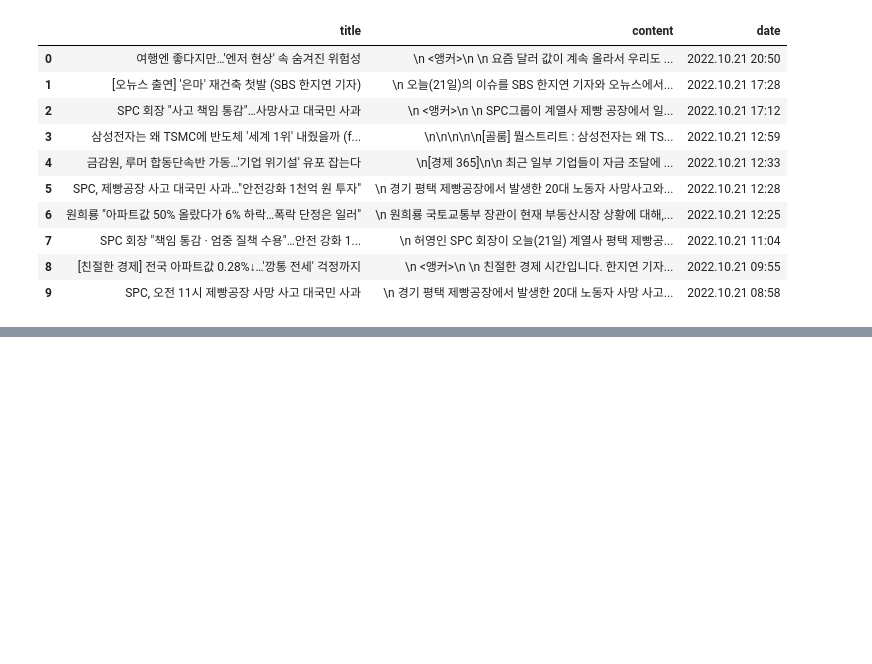
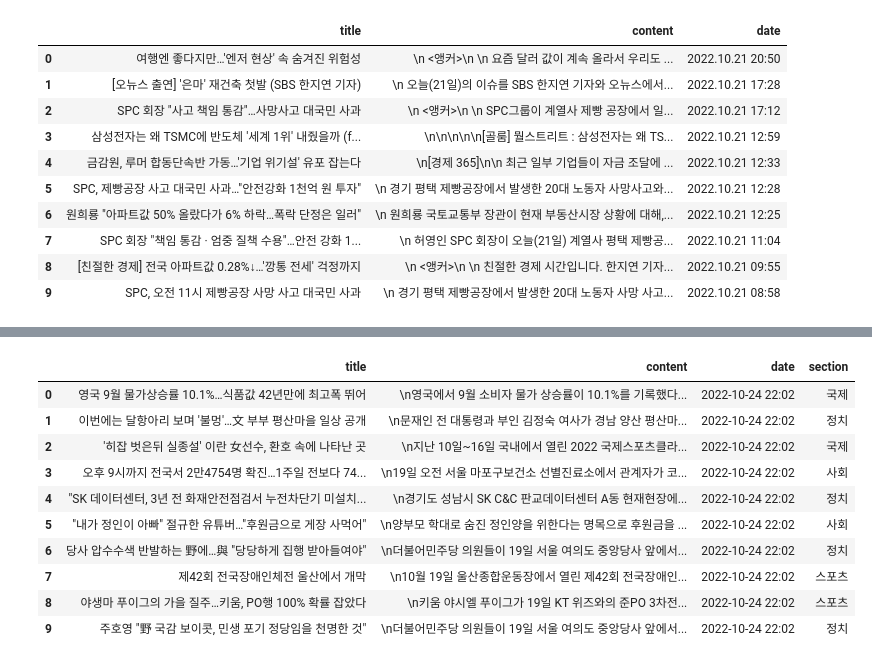
Before and after one commit to remonpie1814/CNU_Everytime_SentimentAnalysis, a Jupyter notebook: hyj/news_craw.ipynb, the cells around one changed output, grey strips where cells are left out. Cells and saved outputs as stored; diff of their text form; code cells hidden in the pictures; blank space fills up the shorter version.

```diff
--- a/hyj/news_craw.ipynb
+++ b/hyj/news_craw.ipynb
@@ -145,0 +440,2 @@ df2
+# %%
+pagedate = html.find("p",attrs={'class': 'date'}).text
@@ -145,0 +446,30 @@ df2
+# %%
+import time
+import numpy as np
+def joongang_link_to_df(link_list):
+    data=[]
+    for link in link_list:
+        res = requests.get(link,
+                   headers={'User-Agent':'Mozilla/5.0'})
+
+        pagehtml = BeautifulSoup(res.text, "html.parser")
+
+        pagetitle = pagehtml.find("h1",attrs={'class': 'headline'})
+        pagecontent = pagehtml.find("div",attrs={'class': 'article_body'})
+        pagedate = pagehtml.find("p",attrs={'class': 'date'})
+        pagesection = pagehtml.find("strong",attrs={'class': 'section_title'})
+
+        if pagetitle and pagecontent and pagedate and pagesection:
+            pagetitle = pagetitle.text.replace("\n","")
+            pagecontent = pagecontent.text
+            pagedate = pagedate.text.replace("입력","")
+            pagesection = pagesection.text.replace("\n","")
+
+        data.append([pagetitle,pagecontent,pagedate,pagesection,link])
+
+        time.sleep(abs((np.random.randn())*0.05))
+
+    return pd.DataFrame(data, columns=['title','content','date','section','url'])
+# %%
+root_url="https://www.joongang.co.kr/article/"
+news_link_list = [root_url+str(i) for i in range(25110474,25110484)]
@@ -145,0 +489,2 @@ df2
+# %%
+joongang_df = joongang_link_to_df(news_link_list)
@@ -145,0 +502,14 @@ df2
+# %%
+joongang_df
+# %% [output]
+|  | title | content | date | section |
+| 0 | 영국 9월 물가상승률 10.1%…식품값 42년만에 최고폭 뛰어 | \n영국에서 9월 소비자 물가 상승률이 10.1%를 기록했다... | 2022-10-24 22:02 | 국제 |
+| 1 | 이번에는 달항아리 보며 '불멍'…文 부부 평산마을 일상 공개 | \n문재인 전 대통령과 부인 김정숙 여사가 경남 양산 평산마... | 2022-10-24 22:02 | 정치 |
+| 2 | '히잡 벗은뒤 실종설' 이란 女선수, 환호 속에 나타난 곳 | \n지난 10일~16일 국내에서 열린 2022 국제스포츠클라... | 2022-10-24 22:02 | 국제 |
+| 3 | 오후 9시까지 전국서 2만4754명 확진…1주일 전보다 74... | \n19일 오전 서울 마포구보건소 선별진료소에서 관계자가 코... | 2022-10-24 22:02 | 사회 |
+| 4 | "SK 데이터센터, 3년 전 화재안전점검서 누전차단기 미설치... | \n경기도 성남시 SK C&C 판교데이터센터 A동 현재현장에... | 2022-10-24 22:02 | 정치 |
+| 5 | "내가 정인이 아빠" 절규한 유튜버…"후원금으로 게장 사먹어" | \n양부모 학대로 숨진 정인양을 위한다는 명목으로 후원금을 ... | 2022-10-24 22:02 | 사회 |
+| 6 | 당사 압수수색 반발하는 野에…與 "당당하게 집행 받아들여야" | \n더불어민주당 의원들이 19일 서울 여의도 중앙당사 앞에서... | 2022-10-24 22:02 | 정치 |
+| 7 | 제42회 전국장애인체전 울산에서 개막 | \n10월 19일 울산종합운동장에서 열린 제42회 전국장애인... | 2022-10-24 22:02 | 스포츠 |
+| 8 | 야생마 푸이그의 가을 질주…키움, PO행 100% 확률 잡았다 | \n키움 야시엘 푸이그가 19일 KT 위즈와의 준PO 3차전... | 2022-10-24 22:02 | 스포츠 |
+| 9 | 주호영 "野 국감 보이콧, 민생 포기 정당임을 천명한 것" | \n더불어민주당 의원들이 19일 서울 여의도 중앙당사 앞에서... | 2022-10-24 22:02 | 정치 |
```
Also changed, not shown: parts of 72 cells of this notebook, 1 other file.
